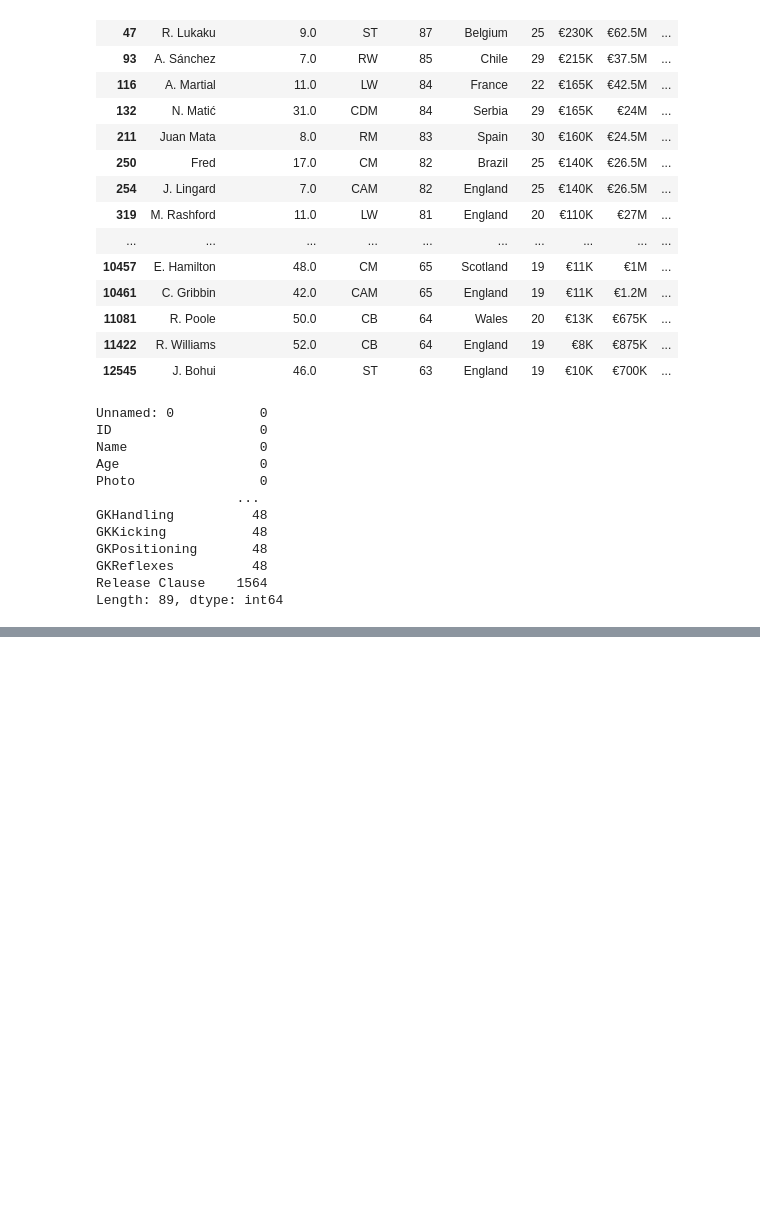
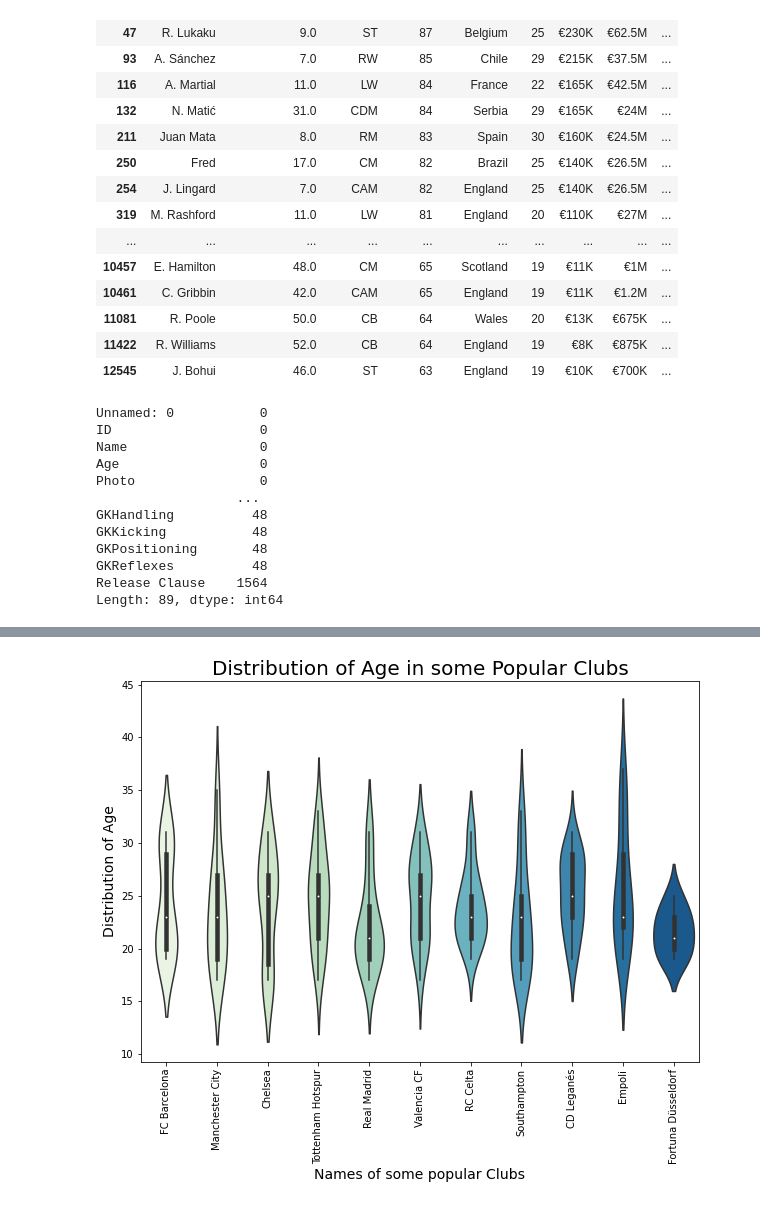
Before and after one commit to hardikDhayal/FIFA19_ML, a Jupyter notebook: FIFA19.ipynb, the cells around one changed output, grey strips where cells are left out. Drawn from its saved outputs; the diff is of its cells as text; code cells hidden in the pictures; blank space fills up the shorter version.

```diff
--- a/FIFA19.ipynb
+++ b/FIFA19.ipynb
@@ -178,0 +217,18 @@ Length: 89, dtype: int64
+# %%
+import seaborn as sns
+
+some_clubs = ('CD Leganés', 'Southampton', 'RC Celta', 'Empoli',
+              'Fortuna Düsseldorf',  'Manchester City','Tottenham Hotspur',
+              'FC Barcelona', 'Valencia CF', 'Chelsea', 'Real Madrid')
+
+data_club = data.loc[data['Club'].isin(some_clubs) & data['Age']]
+
+plt.rcParams['figure.figsize'] = (10, 7)
+ax = sns.violinplot(x = 'Club', y = 'Age', data = data_club, palette = 'GnBu')
+ax.set_xlabel(xlabel = 'Names of some popular Clubs', fontsize = 14)
+ax.set_ylabel(ylabel = 'Distribution of Age', fontsize = 14)
+ax.set_title(label = 'Distribution of Age in some Popular Clubs', fontsize = 20)
+plt.xticks(rotation = 90)
+plt.show()
+# %% [output]
+[figure, added]
```
Also changed, not shown: parts of 19 cells of this notebook.
